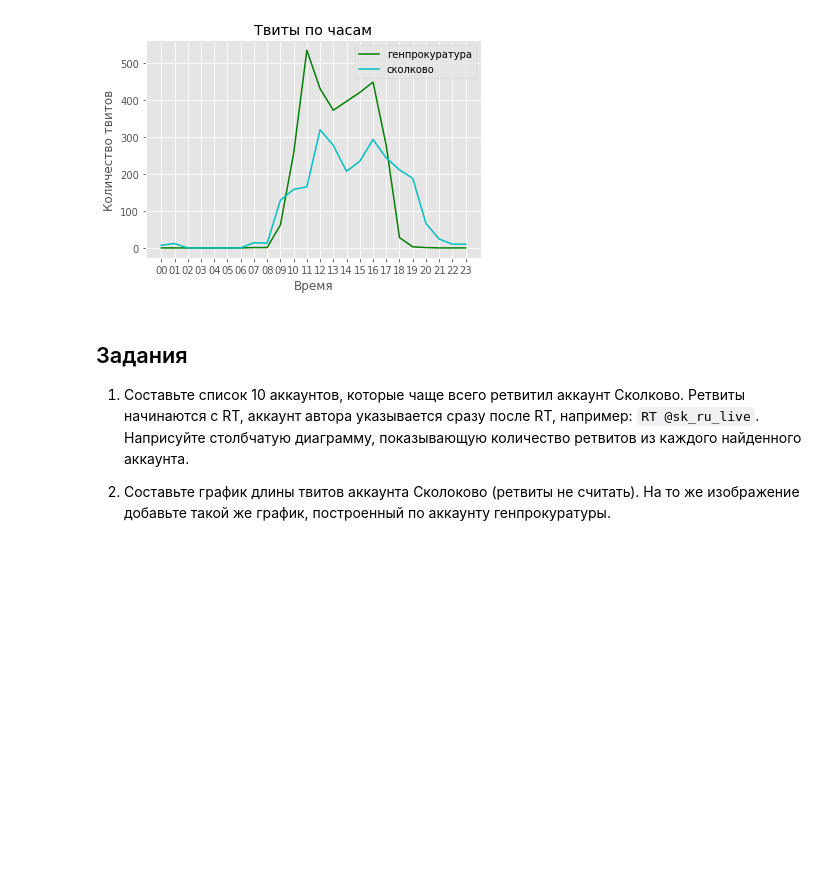
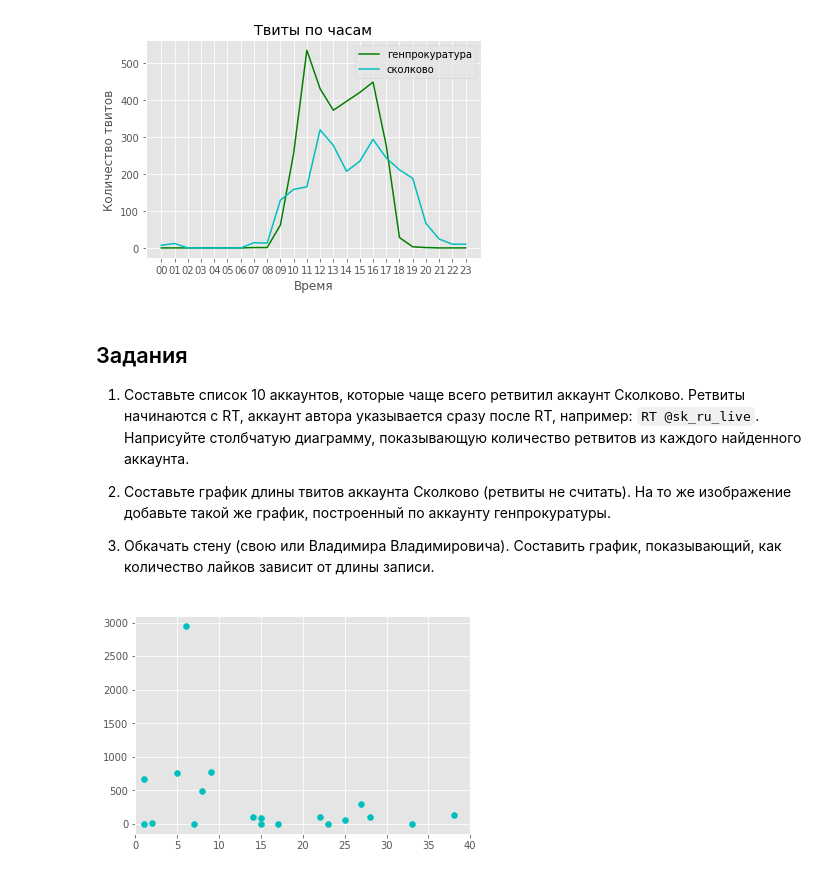
Before and after one commit to elmiram/2016learnpython, a Jupyter notebook: Matplotlib.ipynb, the cells around one changed output. Drawn from its saved outputs; the diff is of its cells as text; code cells hidden in the pictures; blank space fills up the shorter version.

```diff
--- a/Matplotlib.ipynb
+++ b/Matplotlib.ipynb
@@ -271,4 +275,15 @@ plt.show()
 
 1) Составьте список 10 аккаунтов, которые чаще всего ретвитил аккаунт Сколково. Ретвиты начинаются с RT, аккаунт автора указывается сразу после RT, например: `RT @sk_ru_live`. Наприсуйте столбчатую диаграмму, показывающую количество ретвитов из каждого найденного аккаунта.
 
-2) Составьте график длины твитов аккаунта Сколоково (ретвиты не считать). На то же изображение добавьте такой же график, построенный по аккаунту генпрокуратуры.
+2) Составьте график длины твитов аккаунта Сколково (ретвиты не считать). На то же изображение добавьте такой же график, построенный по аккаунту генпрокуратуры.
+
+3) Обкачать стену (свою или Владимира Владимировича). Составить график, показывающий, как количество лайков зависит от длины записи.
+# %%
+lens = [len(text['text'])for text in data['response'][1:]]
+lens
+
+plt.scatter(likes, lens, c='c')
+plt.xlim(0,40)
+plt.show()
+# %% [output]
+[figure, added]
```
Also changed, not shown: parts of 10 cells of this notebook.
